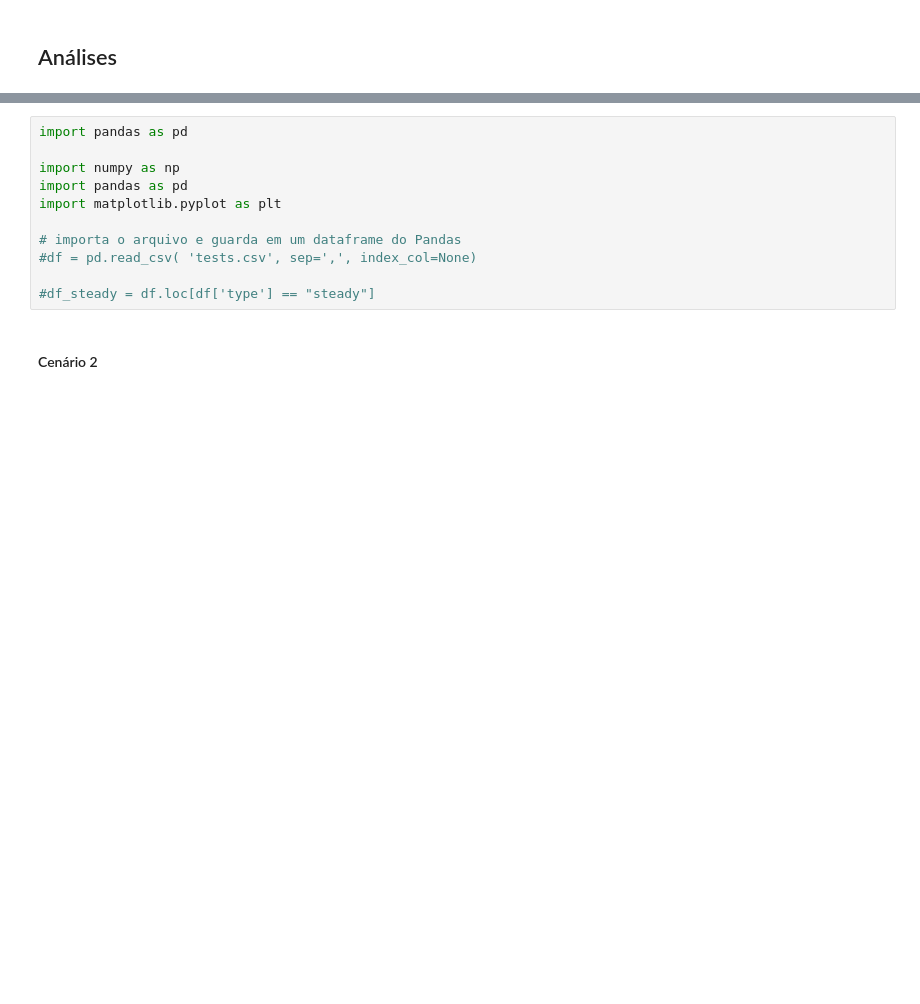
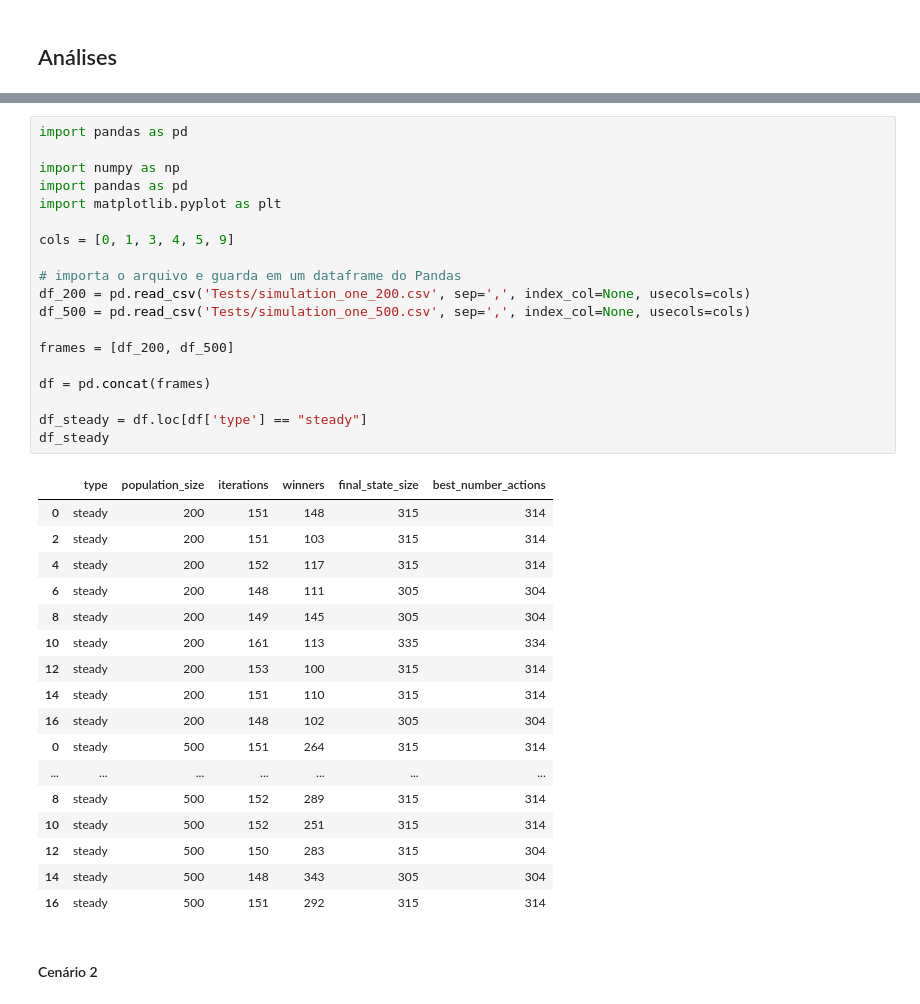
Before and after one commit to carolineap/hardest-pygame-ever, a Jupyter notebook: whg.ipynb, the cells around one changed output, grey strips where cells are left out. Drawn from its saved outputs; the diff is of its cells as text; blank space fills up the shorter version.

```diff
--- a/whg.ipynb
+++ b/whg.ipynb
@@ -84,14 +86,40 @@ Além disso, em cada execução, foram gerados dois gráficos que representam a
 # %%
 import pandas as pd
 
 import numpy as np
 import pandas as pd
 import matplotlib.pyplot as plt
 
+cols = [0, 1, 3, 4, 5, 9]
+
 # importa o arquivo e guarda em um dataframe do Pandas
-#df = pd.read_csv( 'tests.csv', sep=',', index_col=None)
+df_200 = pd.read_csv('Tests/simulation_one_200.csv', sep=',', index_col=None, usecols=cols)
+df_500 = pd.read_csv('Tests/simulation_one_500.csv', sep=',', index_col=None, usecols=cols)
 
-#df_steady = df.loc[df['type'] == "steady"]
+frames = [df_200, df_500]
+
+df = pd.concat(frames)
+
+df_steady = df.loc[df['type'] == "steady"]
+df_steady
+# %% [output]
+|  | type | population_size | iterations | winners | final_state_size | best_number_actions |
+| 0 | steady | 200 | 151 | 148 | 315 | 314 |
+| 2 | steady | 200 | 151 | 103 | 315 | 314 |
+| 4 | steady | 200 | 152 | 117 | 315 | 314 |
+| 6 | steady | 200 | 148 | 111 | 305 | 304 |
+| 8 | steady | 200 | 149 | 145 | 305 | 304 |
+| 10 | steady | 200 | 161 | 113 | 335 | 334 |
+| 12 | steady | 200 | 153 | 100 | 315 | 314 |
+| 14 | steady | 200 | 151 | 110 | 315 | 314 |
+| 16 | steady | 200 | 148 | 102 | 305 | 304 |
+| 0 | steady | 500 | 151 | 264 | 315 | 314 |
+| ... | ... | ... | ... | ... | ... | ... |
+| 8 | steady | 500 | 152 | 289 | 315 | 314 |
+| 10 | steady | 500 | 152 | 251 | 315 | 314 |
+| 12 | steady | 500 | 150 | 283 | 315 | 304 |
+| 14 | steady | 500 | 148 | 343 | 305 | 304 |
+| 16 | steady | 500 | 151 | 292 | 315 | 314 |
 # %% [markdown]
 #### Cenário 2
 # %%
```
Also changed, not shown: parts of 11 cells of this notebook, 2 other files.
